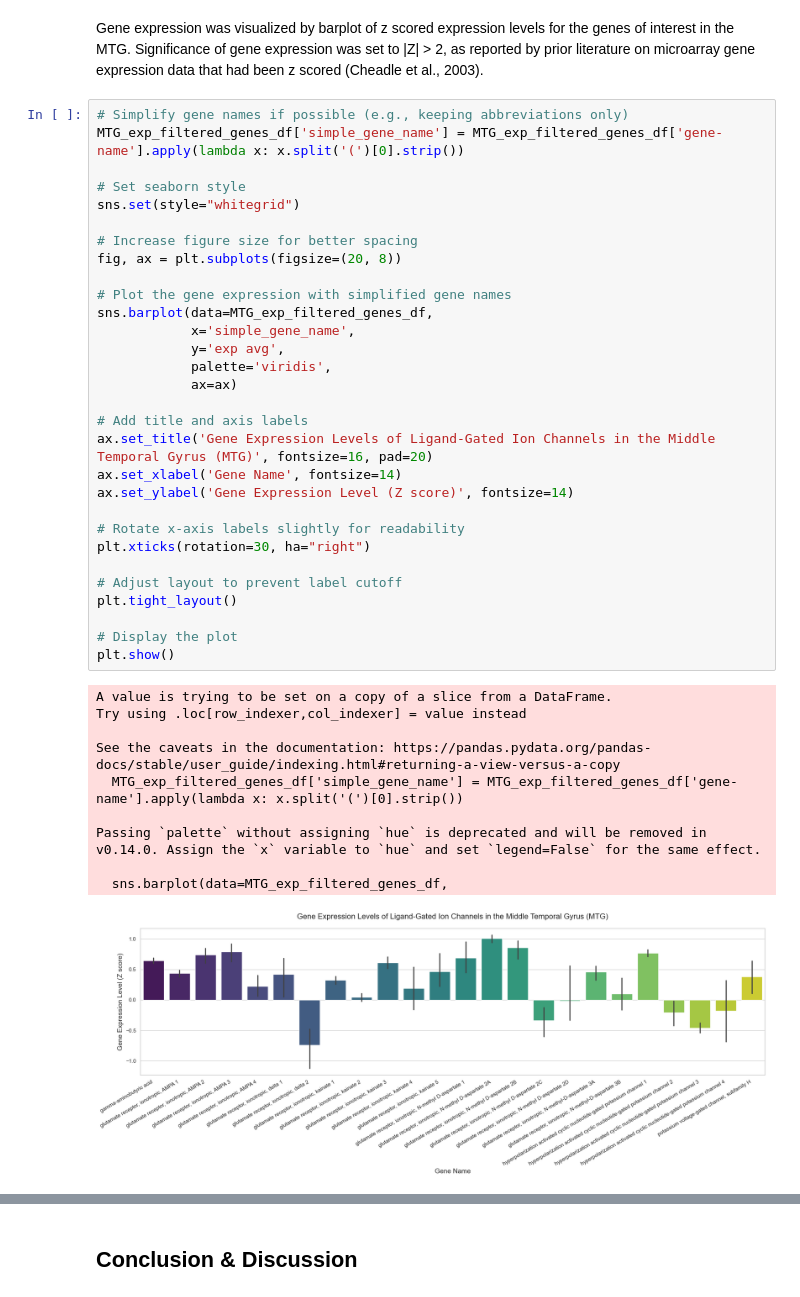
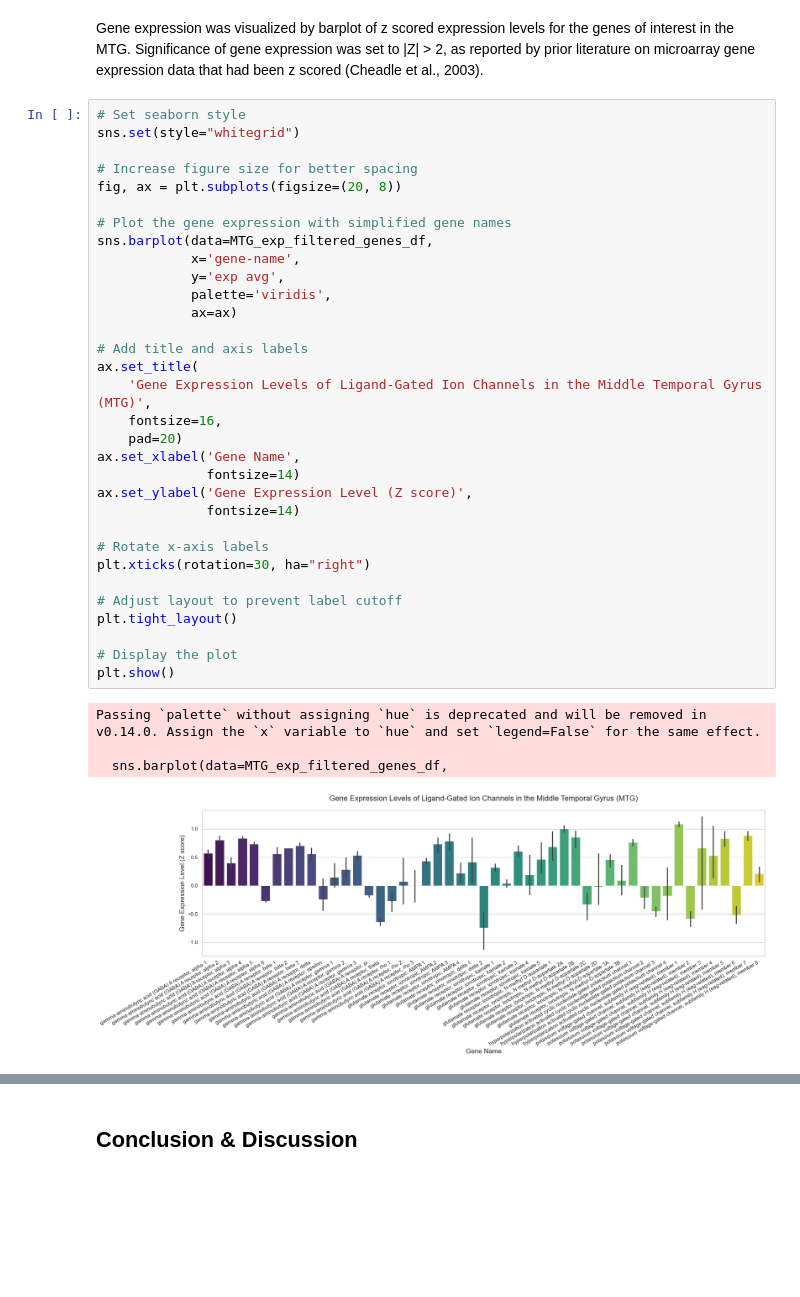
Before and after one commit to Shriya-Krishna/BIPN162, a Jupyter notebook: CellTypesProject_template.ipynb, the cells around one changed output, grey strips where cells are left out. Drawn from its saved outputs; the diff is of its cells as text; blank space fills up the shorter version.

```diff
--- a/CellTypesProject_template.ipynb
+++ b/CellTypesProject_template.ipynb
@@ -386,44 +415,40 @@ The difference in threshold i short square between spiny and aspiny neurons is s
 # %% [markdown]
 Gene expression was visualized by barplot of z scored expression levels for the genes of interest in the MTG. Significance of gene expression was set to |Z| > 2, as reported by prior literature on microarray gene expression data that had been z scored (Cheadle et al., 2003).
 # %%
-# Simplify gene names if possible (e.g., keeping abbreviations only)
-MTG_exp_filtered_genes_df['simple_gene_name'] = MTG_exp_filtered_genes_df['gene-name'].apply(lambda x: x.split('(')[0].strip())
-
 # Set seaborn style
 sns.set(style="whitegrid")
 
 # Increase figure size for better spacing
 fig, ax = plt.subplots(figsize=(20, 8))
 
 # Plot the gene expression with simplified gene names
 sns.barplot(data=MTG_exp_filtered_genes_df,
-            x='simple_gene_name',
+            x='gene-name',
             y='exp avg',
             palette='viridis',
             ax=ax)
 
 # Add title and axis labels
-ax.set_title('Gene Expression Levels of Ligand-Gated Ion Channels in the Middle Temporal Gyrus (MTG)', fontsize=16, pad=20)
-ax.set_xlabel('Gene Name', fontsize=14)
-ax.set_ylabel('Gene Expression Level (Z score)', fontsize=14)
+ax.set_title(
+    'Gene Expression Levels of Ligand-Gated Ion Channels in the Middle Temporal Gyrus (MTG)',
+    fontsize=16,
+    pad=20)
+ax.set_xlabel('Gene Name',
+              fontsize=14)
+ax.set_ylabel('Gene Expression Level (Z score)',
+              fontsize=14)
 
-# Rotate x-axis labels slightly for readability
+# Rotate x-axis labels
 plt.xticks(rotation=30, ha="right")
 
 # Adjust layout to prevent label cutoff
 plt.tight_layout()
 
 # Display the plot
 plt.show()
 # %% [output]
-A value is trying to be set on a copy of a slice from a DataFrame.
-Try using .loc[row_indexer,col_indexer] = value instead
-
-See the caveats in the documentation: https://pandas.pydata.org/pandas-docs/stable/user_guide/indexing.html#returning-a-view-versus-a-copy
-  MTG_exp_filtered_genes_df['simple_gene_name'] = MTG_exp_filtered_genes_df['gene-name'].apply(lambda x: x.split('(')[0].strip())
-
 Passing `palette` without assigning `hue` is deprecated and will be removed in v0.14.0. Assign the `x` variable to `hue` and set `legend=False` for the same effect.
 
   sns.barplot(data=MTG_exp_filtered_genes_df,
-[figure, old version]
+[figure, new version]
 # %% [markdown]
```
Also changed, not shown: parts of 23 cells of this notebook, 3 other files.
